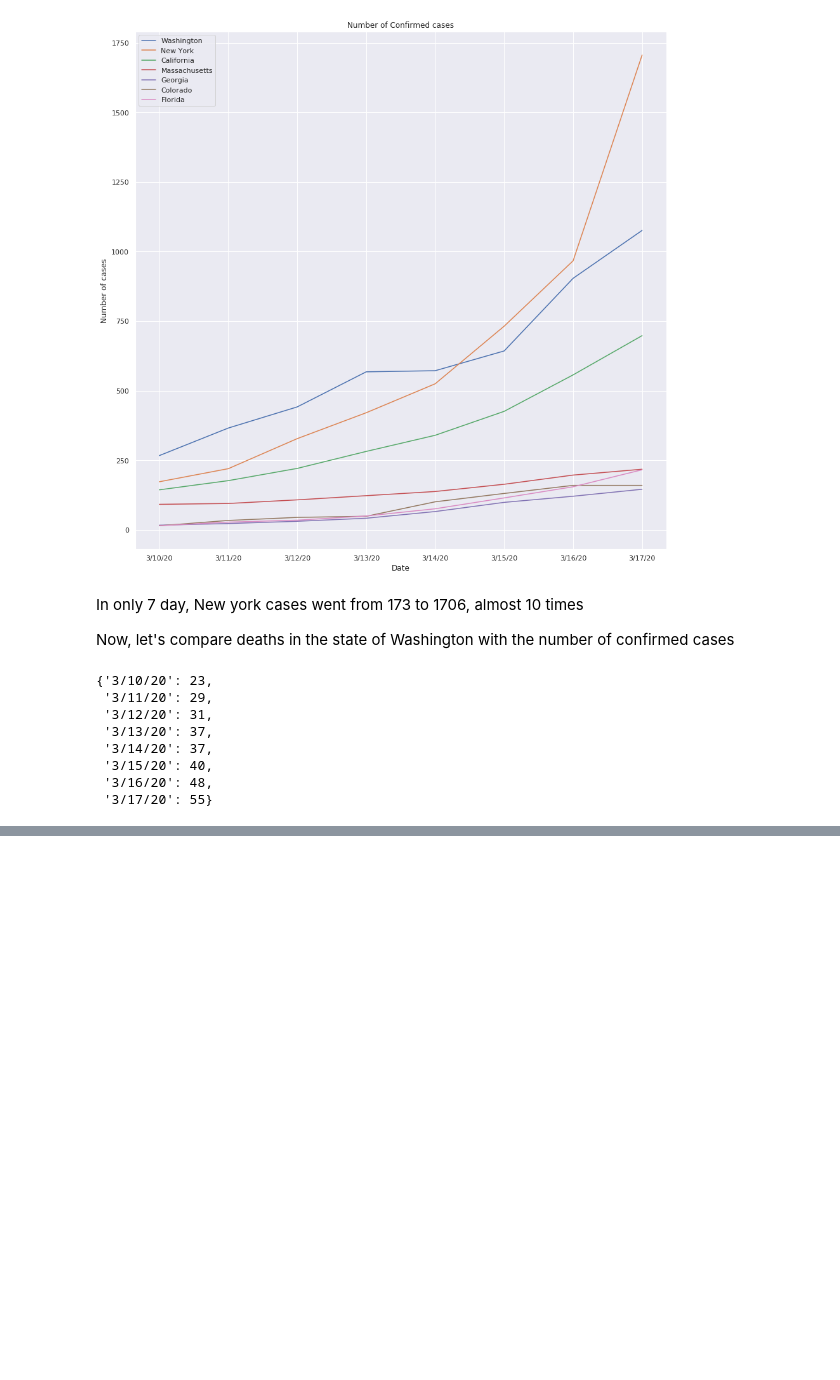
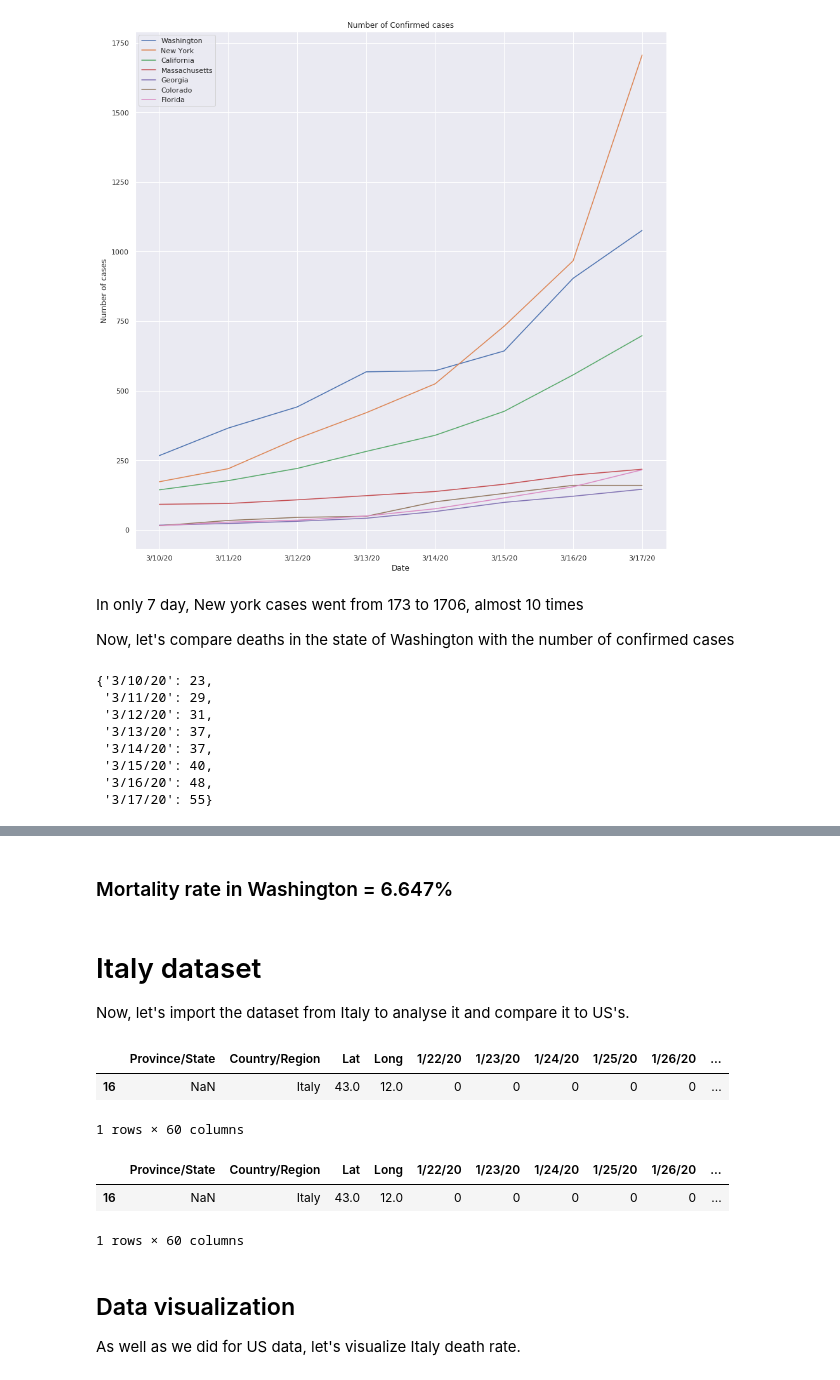
Before and after one commit to mateuskb/covid-19, a Jupyter notebook: Covid-19 analysis.ipynb, the cells around one changed output, grey strips where cells are left out. Cells and saved outputs as stored; diff of their text form; code cells hidden in the pictures; blank space fills up the shorter version.

```diff
--- a/Covid-19 analysis.ipynb
+++ b/Covid-19 analysis.ipynb
@@ -338,0 +324,24 @@ $
+# %% [markdown]
+### Mortality rate in Washington = 6.647%
+# %% [markdown]
+# Italy dataset
+
+Now, let's import the dataset from Italy to analyse it and compare it to US's.
+# %%
+ITALY_confirmed_df = confirmed_df.loc[confirmed_df['Country/Region']=='Italy']
+ITALY_confirmed_df.head()
+# %% [output]
+|  | Province/State | Country/Region | Lat | Long | 1/22/20 | 1/23/20 | 1/24/20 | 1/25/20 | 1/26/20 | ... |
+| 16 | NaN | Italy | 43.0 | 12.0 | 0 | 0 | 0 | 0 | 0 | ... |
+1 rows × 60 columns
+# %%
+ITALY_death_df = death_df.loc[death_df['Country/Region']=='Italy']
+ITALY_death_df.head()
+# %% [output]
+|  | Province/State | Country/Region | Lat | Long | 1/22/20 | 1/23/20 | 1/24/20 | 1/25/20 | 1/26/20 | ... |
+| 16 | NaN | Italy | 43.0 | 12.0 | 0 | 0 | 0 | 0 | 0 | ... |
+1 rows × 60 columns
+# %% [markdown]
+## Data visualization
+
+As well as we did for US data, let's visualize Italy death rate.
```
Also changed, not shown: parts of 18 cells of this notebook.
